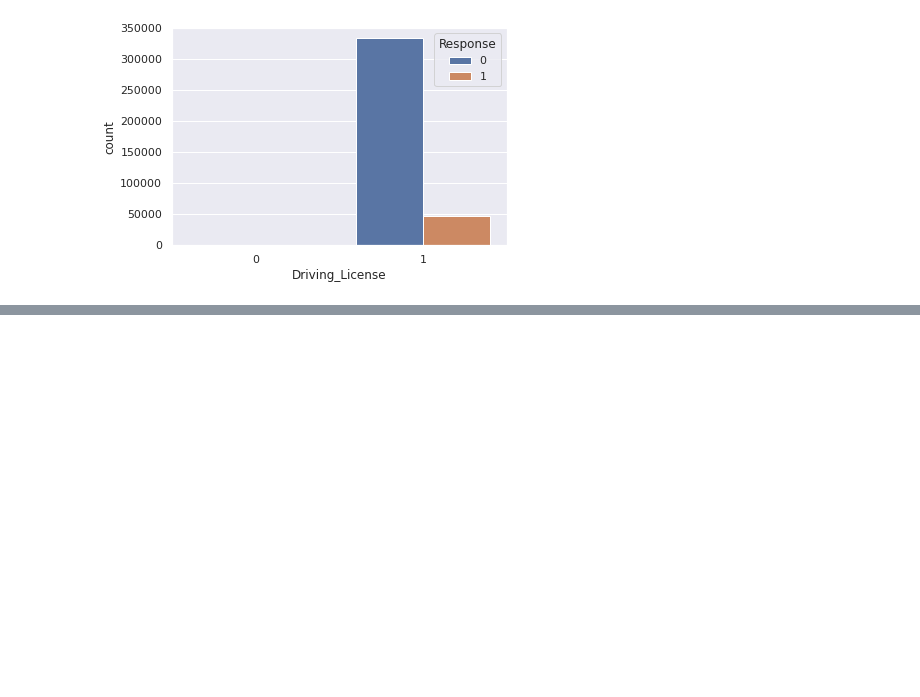
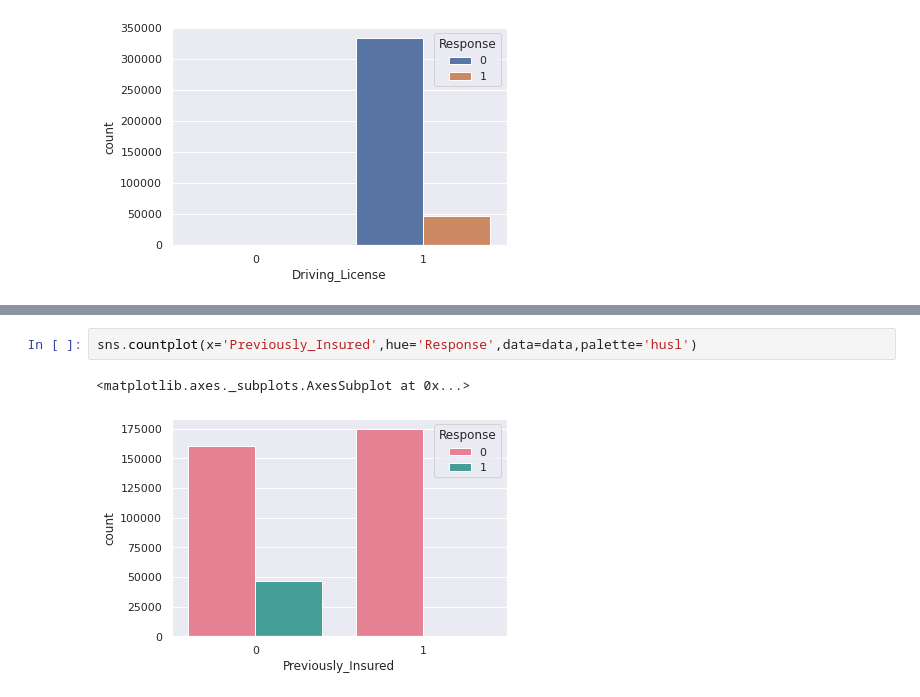
Before and after one commit to nileshrathod17/Health-Insurance-Cross-Sell-Prediction, a Jupyter notebook: Health_Insurance_Cross_Sell_Prediction.ipynb, the cells around one changed output, grey strips where cells are left out. Drawn from its saved outputs; the diff is of its cells as text; blank space fills up the shorter version.

Commit message:
Data Analysis

```diff
--- a/Health_Insurance_Cross_Sell_Prediction.ipynb
+++ b/Health_Insurance_Cross_Sell_Prediction.ipynb
@@ -209,0 +215,5 @@ sns.countplot(data['Driving_License'],hue=data['Response'])
+# %%
+sns.countplot(x='Previously_Insured',hue='Response',data=data,palette='husl')
+# %% [output]
+<matplotlib.axes._subplots.AxesSubplot at 0x...>
+[figure, added]
```
Also changed, not shown: parts of 4 cells of this notebook.
